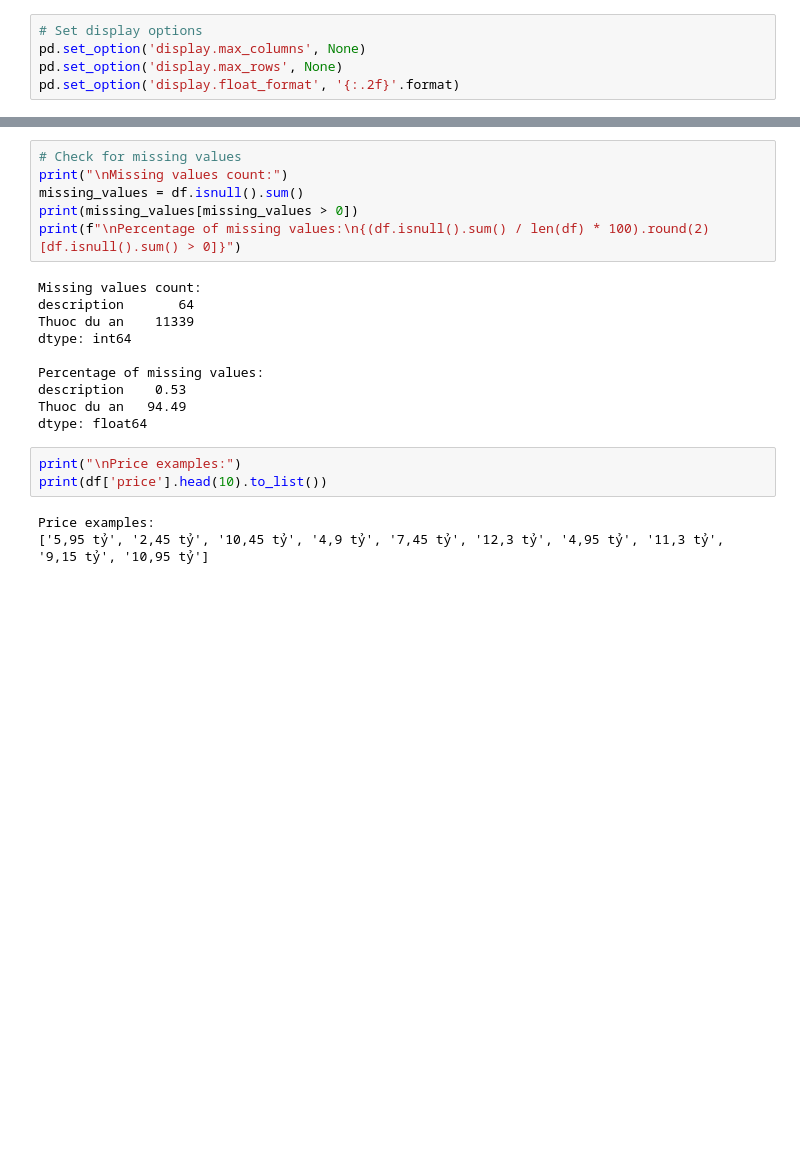
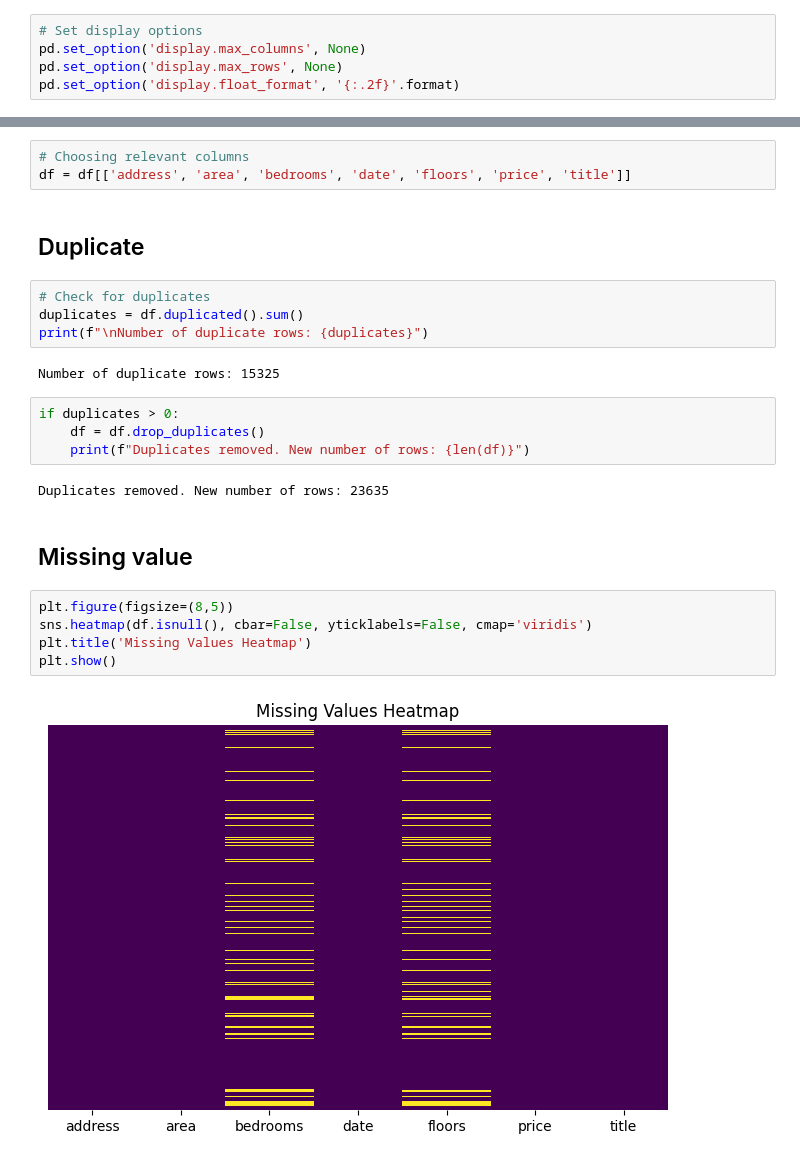
Before and after one commit to DuongDH03/RealEstate-EDA-Modeling, a Jupyter notebook: Data Exploration/Explore-alonhadat.ipynb, the cells around one changed output, grey strips where cells are left out. Saved outputs shown, nothing was run; the diff lists cells and outputs as text; blank space fills up the shorter version.

```diff
--- a/Data Exploration/Explore-alonhadat.ipynb
+++ b/Data Exploration/Explore-alonhadat.ipynb
@@ -81,22 +61,26 @@ Summary statistics:
-# %%
-# Check for missing values
-print("\nMissing values count:")
-missing_values = df.isnull().sum()
-print(missing_values[missing_values > 0])
-print(f"\nPercentage of missing values:\n{(df.isnull().sum() / len(df) * 100).round(2)[df.isnull().sum() > 0]}")
-# %% [output]
-Missing values count:
-description       64
-Thuoc du an    11339
-dtype: int64
-
-Percentage of missing values:
-description    0.53
-Thuoc du an   94.49
-dtype: float64
-# %%
-print("\nPrice examples:")
-print(df['price'].head(10).to_list())
-# %% [output]
-Price examples:
-['5,95 tỷ', '2,45 tỷ', '10,45 tỷ', '4,9 tỷ', '7,45 tỷ', '12,3 tỷ', '4,95 tỷ', '11,3 tỷ', '9,15 tỷ', '10,95 tỷ']
+# %%
+# Choosing relevant columns
+df = df[['address', 'area', 'bedrooms', 'date', 'floors', 'price', 'title']]
+# %% [markdown]
+## Duplicate
+# %%
+# Check for duplicates
+duplicates = df.duplicated().sum()
+print(f"\nNumber of duplicate rows: {duplicates}")
+# %% [output]
+Number of duplicate rows: 15325
+# %%
+if duplicates > 0:
+    df = df.drop_duplicates()
+    print(f"Duplicates removed. New number of rows: {len(df)}")
+# %% [output]
+Duplicates removed. New number of rows: 23635
+# %% [markdown]
+## Missing value
+# %%
+plt.figure(figsize=(8,5))
+sns.heatmap(df.isnull(), cbar=False, yticklabels=False, cmap='viridis')
+plt.title('Missing Values Heatmap')
+plt.show()
+# %% [output]
+[figure, added]
```
Also changed, not shown: parts of 18 cells of this notebook.
